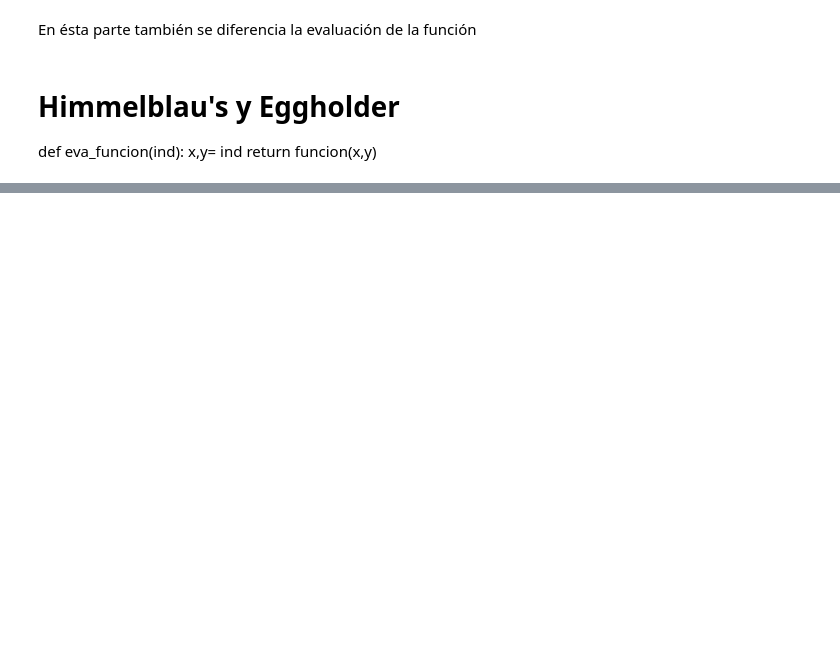
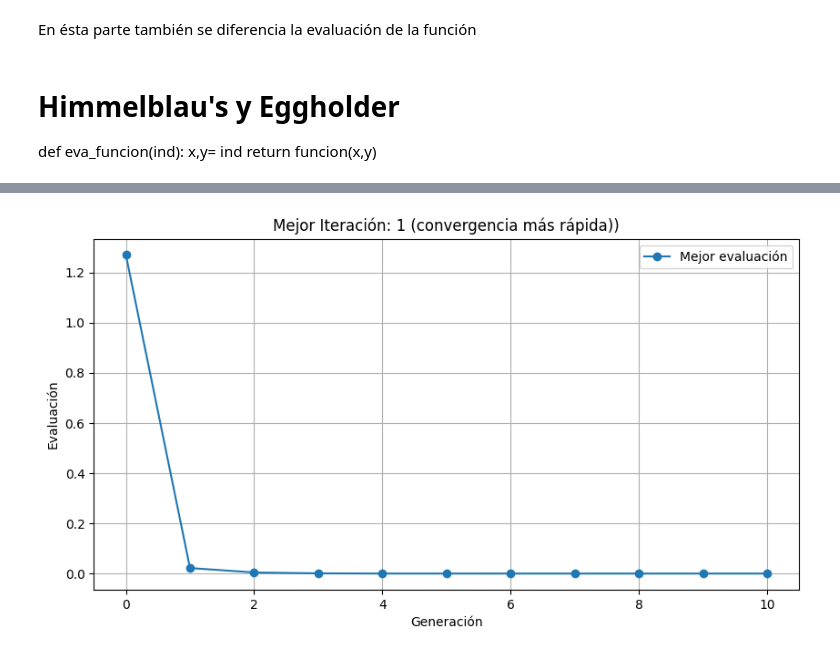
Before and after one commit to PabloBenitezR/C-mputo-Evolutivo, a Jupyter notebook: Codificación/Cod Real.ipynb, the cells around one changed output, grey strips where cells are left out. Saved outputs shown, nothing was run; the diff lists cells and outputs as text; code cells hidden in the pictures; blank space fills up the shorter version.

```diff
--- a/Codificación/Cod Real.ipynb
+++ b/Codificación/Cod Real.ipynb
@@ -96,7 +99,7 @@ def eva_funcion(ind):
     return funcion(x,y)
 # %%
 #  torneo
-def torneo(pob, epsilon):
+def torneo(pob):
     idx1, idx2 = np.random.choice(len(pob), 2, replace=False)
     f1, f2 = eva_funcion(pob[idx1]), eva_funcion(pob[idx2])
     return pob[idx1] if f1 < f2 else pob[idx2]
@@ -116,6 +119,6 @@ def mutar(ind, prob_muta, a, b):
     mutante = ind.copy()
     for i in range(len(mutante)):
         if np.random.rand() < prob_muta:
-            mutante[i] += np.random.normal(0, 1)
+            mutante[i] += np.random.normal(0, s)
             mutante[i] = np.clip(mutante[i], a, b)
     return np.round(mutante, decimals=decimales)
@@ -292,0 +236,79 @@ Mejor evaluación f(x1,...,xn): 0.0
+# %%
+def iterar(n_veces=10):
+    r, gen_t, eva_t, prom_t = [], [], [], []
+    for i in range(n_veces):
+        print(f"\n🔁 Iteración {i+1} de {n_veces} 🔁")
+        mejor_hijo, mejor_aptitud, h, h_pp = AG(pob_size, n, a, b, decimales, proba_cruza, proba_muta, etapas, generaciones, umbral, max_sin_mejora)
+        gen_t.append(len(h))
+        eva_t.append(h)
+        prom_t.append(h_pp)
+        print("Mejor fenotipo (x1,...,xn):", mejor_hijo)
+        print("Mejor evaluación f(x1,...,xn):", round(mejor_aptitud, decimales))
+
+        r.append({
+            "iteracion": i+1,
+            "total_generaciones": len(h),
+            "mejor_fenotipo": mejor_hijo,
+            "mejor_evaluacion": round(mejor_aptitud, decimales),
+            "historial": h,
+            "historial_promedio": h_pp
+        })
+
+    convex = np.mean(gen_t)
+    top = min(r, key=lambda x: x["mejor_evaluacion"])
+
+    #guardar_r(r, convex, top)
+
+    print("\n === RESUMEN FINAL === ")
+    for res in r:
+        print(f"\n Iteración {res['iteracion']}:")
+        print("   Total de generaciones:", res["total_generaciones"])
+        print("   Mejor genotipo:", res["mejor_fenotipo"])
+        print("   Mejor evaluación f(x1,...,xn):", res["mejor_evaluacion"])
+
+    print("\n Promedio de convergencia:", round(convex, 2), "generaciones")
+    print(" La iteración que tiene la mínima evaluación es:", top["iteracion"],
+          "con", top["total_generaciones"], "generaciones.")
+
+
+    # graficar la mejor iteracion
+    mejores = []
+    mejor_so_far = np.inf
+    for val in top["historial"]:
+        if val < mejor_so_far:
+            mejor_so_far = val
+        mejores.append(mejor_so_far)
+
+    plt.figure(figsize=(10, 5))
+    plt.plot(mejores [::10], label="Mejor evaluación", marker="o")
+    plt.xlabel("Generación")
+    plt.ylabel("Evaluación")
+    plt.title(f"Mejor Iteración: {top['iteracion']} (convergencia más rápida))")
+    plt.legend()
+    plt.grid(True)
+    plt.show()
+
+    max_gen = max(len(h) for h in eva_t)
+    eval_matriz = np.zeros((n_veces, max_gen))
+    prom_matriz = np.zeros((n_veces, max_gen))
+
+    for i in range(n_veces):
+        eval_matriz[i, :len(eva_t[i])] = eva_t[i]
+        prom_matriz[i, :len(prom_t[i])] = prom_t[i]
+
+    prom_eva = np.mean(eval_matriz, axis=0)
+    prom_t = np.mean(prom_matriz, axis=0)
+
+    plt.figure(figsize=(10, 5))
+    plt.plot(prom_eva[::10], label="Mejor evaluación promedio", marker="o")
+    plt.plot(prom_t[::10], label="Promedio de evaluación", linestyle="--", marker="s")
+    plt.xlabel("Generación")
+    plt.ylabel("Evaluación")
+    plt.title("Promedio de evaluaciones a lo largo de las generaciones")
+    plt.legend()
+    plt.grid(True)
+    plt.show()
+
+if __name__ == "__main__":
+    iterar(10)
+# %% [output]
@@ -292,0 +332 @@ Mejor evaluación f(x1,...,xn): 0.0
+[figure, added]
```
Also changed, not shown: parts of 9 cells of this notebook, 19 other files.
